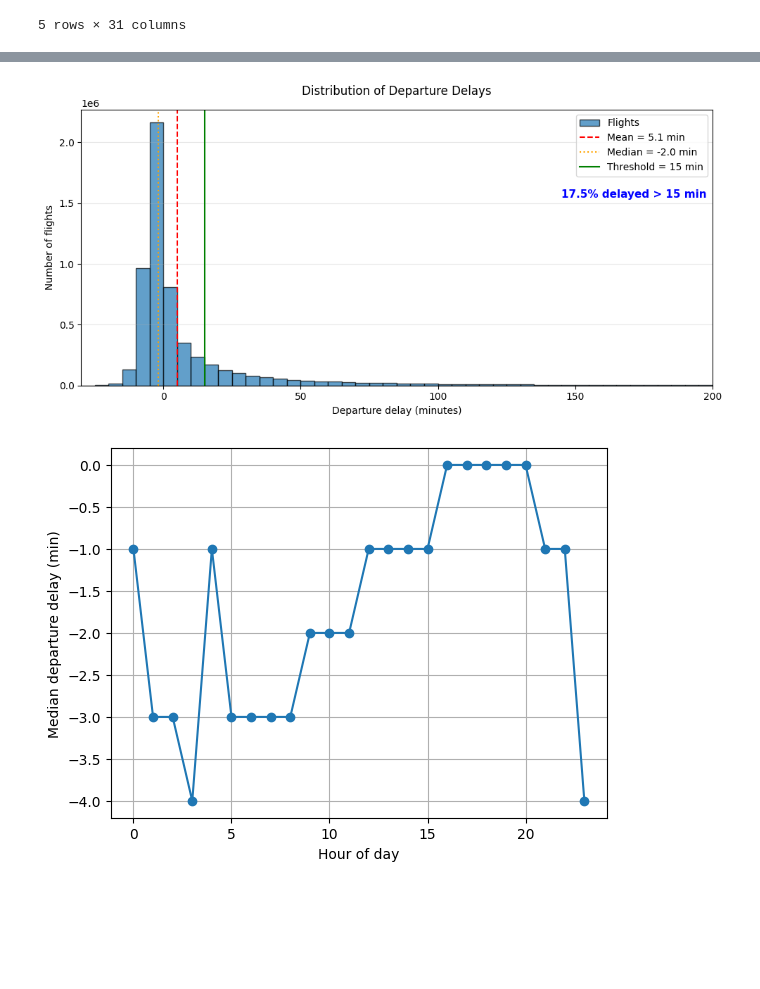
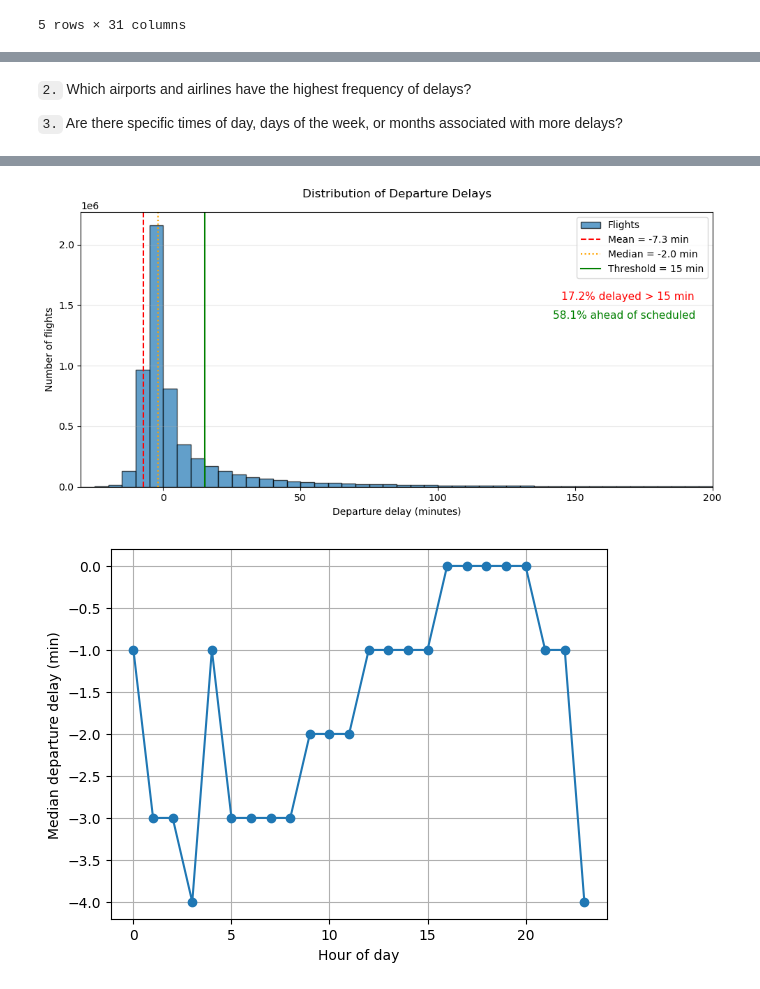
Before and after one commit to GuilhermeDellatin/fiap-machine-learning-tech-challenge-3, a Jupyter notebook: flight-analysis.ipynb, the cells around one changed output, grey strips where cells are left out. Drawn from its saved outputs; the diff is of its cells as text; code cells hidden in the pictures; blank space fills up the shorter version.

```diff
--- a/flight-analysis.ipynb
+++ b/flight-analysis.ipynb
@@ -17,6 +32,7 @@ df_flights = pd.read_csv("./data/flights.csv", low_memory=False)
 
 # Set the columns to lower case
 df_flights.columns = df_flights.columns.str.lower()
+df_flights = df_flights.fillna(0)
 # %%
 df_flights.head()
 # %% [output]
@@ -30,3 +96,8 @@ df_flights.head()
+# %% [markdown]
+`2.` Which airports and airlines have the highest frequency of delays?
+
+
+`3.` Are there specific times of day, days of the week, or months associated with more delays?
 # %%
 df_schedules = df_flights[['scheduled_departure', 'departure_time', 'departure_delay', 'scheduled_arrival', 'arrival_time', 'arrival_delay']]
 
@@ -73,35 +144,44 @@ plt.hist(
     label="Flights"
 )
 
 # Mean and median
 mean_delay = delays.mean()
 median_delay = delays.median()
 plt.axvline(mean_delay, color='red', linestyle='--', linewidth=1.5, label=f"Mean = {mean_delay:.1f} min")
 plt.axvline(median_delay, color='orange', linestyle=':', linewidth=1.5, label=f"Median = {median_delay:.1f} min")
 
 # Delay threshold
 plt.axvline(threshold, color='green', linestyle='-', linewidth=1.5, label=f"Threshold = {threshold} min")
 
 # Label, title, etc.
 plt.xlim(-30, 200)
 plt.xlabel('Departure delay (minutes)')
 plt.ylabel('Number of flights')
 plt.title('Distribution of Departure Delays', pad=15)
 
 # % of delayed flights
 delayed_pct = (delays > threshold).mean() * 100
+
 plt.text(
     145, plt.ylim()[1] * 0.68,
     f"{delayed_pct:.1f}% delayed > {threshold} min",
-    color="blue", fontsize=11, fontweight="bold"
+    color="red", fontsize=11
+)
+
+# % of ahead of scheduled flights
+ahead_scheduled_pct = (delays < 0).mean() * 100
+plt.text(
+    142, plt.ylim()[1] * 0.61,
+    f"{ahead_scheduled_pct:.1f}% ahead of scheduled",
+    color="green", fontsize=11
 )
 
 plt.legend()
 plt.grid(axis='y', alpha=0.3)
 plt.tight_layout()
 plt.show()
 # %% [output]
-[figure, old version]
+[figure, new version]
 # %%
 hourly = df_schedules.groupby('hour')['dep_delay_min'].median().reset_index()
 plt.plot(hourly['hour'], hourly['dep_delay_min'], marker='o')
```
Also changed, not shown: parts of 7 cells of this notebook.
